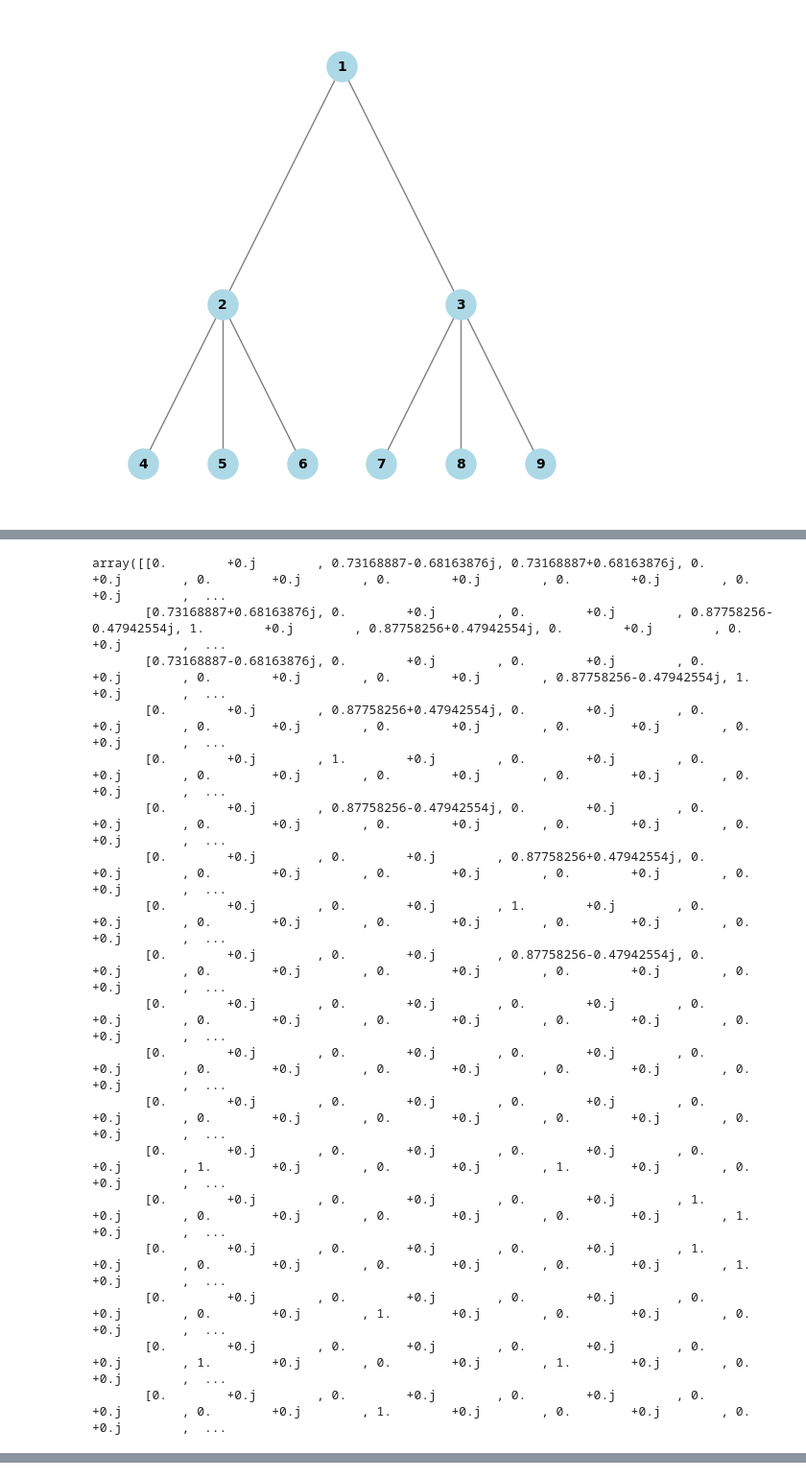
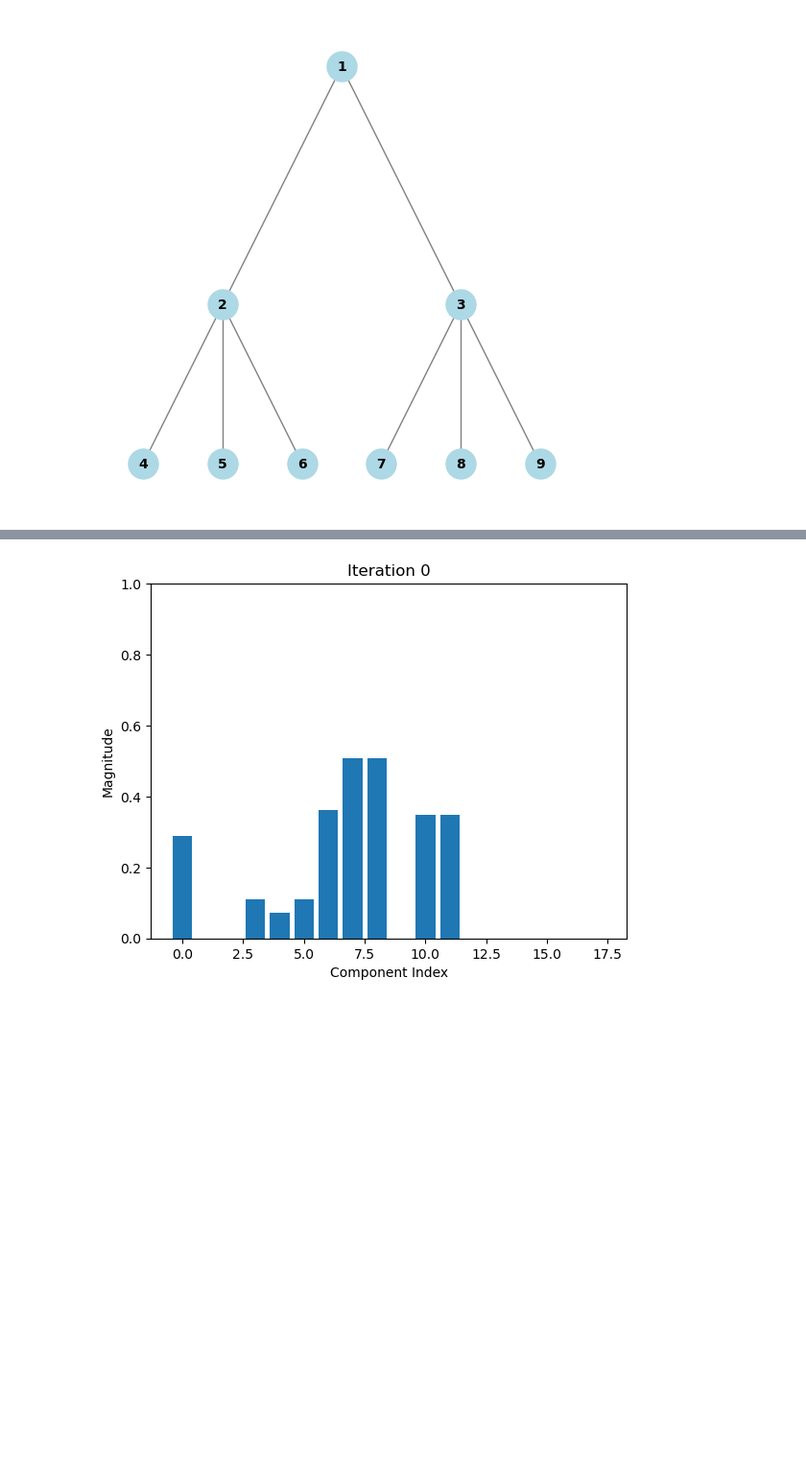
Before and after one commit to cgs2155/RandomCycles, a Jupyter notebook: proto.ipynb, the cells around one changed output, grey strips where cells are left out. Shown: that part at 96% size. Saved outputs shown, nothing was run; the diff lists cells and outputs as text; code cells hidden in the pictures; blank space fills up the shorter version.

```diff
--- a/proto.ipynb
+++ b/proto.ipynb
@@ -62,21 +85,3 @@ rand.construct_fluxed()
-# %%
-rand.weighted_adj(1)
-# %% [output]
-array([[0.        +0.j        , 0.73168887-0.68163876j, 0.73168887+0.68163876j, 0.        +0.j        , 0.        +0.j        , 0.        +0.j        , 0.        +0.j        , 0.        +0.j        ,  ...
-       [0.73168887+0.68163876j, 0.        +0.j        , 0.        +0.j        , 0.87758256-0.47942554j, 1.        +0.j        , 0.87758256+0.47942554j, 0.        +0.j        , 0.        +0.j        ,  ...
-       [0.73168887-0.68163876j, 0.        +0.j        , 0.        +0.j        , 0.        +0.j        , 0.        +0.j        , 0.        +0.j        , 0.87758256-0.47942554j, 1.        +0.j        ,  ...
-       [0.        +0.j        , 0.87758256+0.47942554j, 0.        +0.j        , 0.        +0.j        , 0.        +0.j        , 0.        +0.j        , 0.        +0.j        , 0.        +0.j        ,  ...
-       [0.        +0.j        , 1.        +0.j        , 0.        +0.j        , 0.        +0.j        , 0.        +0.j        , 0.        +0.j        , 0.        +0.j        , 0.        +0.j        ,  ...
-       [0.        +0.j        , 0.87758256-0.47942554j, 0.        +0.j        , 0.        +0.j        , 0.        +0.j        , 0.        +0.j        , 0.        +0.j        , 0.        +0.j        ,  ...
-       [0.        +0.j        , 0.        +0.j        , 0.87758256+0.47942554j, 0.        +0.j        , 0.        +0.j        , 0.        +0.j        , 0.        +0.j        , 0.        +0.j        ,  ...
-       [0.        +0.j        , 0.        +0.j        , 1.        +0.j        , 0.        +0.j        , 0.        +0.j        , 0.        +0.j        , 0.        +0.j        , 0.        +0.j        ,  ...
-       [0.        +0.j        , 0.        +0.j        , 0.87758256-0.47942554j, 0.        +0.j        , 0.        +0.j        , 0.        +0.j        , 0.        +0.j        , 0.        +0.j        ,  ...
-       [0.        +0.j        , 0.        +0.j        , 0.        +0.j        , 0.        +0.j        , 0.        +0.j        , 0.        +0.j        , 0.        +0.j        , 0.        +0.j        ,  ...
-       [0.        +0.j        , 0.        +0.j        , 0.        +0.j        , 0.        +0.j        , 0.        +0.j        , 0.        +0.j        , 0.        +0.j        , 0.        +0.j        ,  ...
-       [0.        +0.j        , 0.        +0.j        , 0.        +0.j        , 0.        +0.j        , 0.        +0.j        , 0.        +0.j        , 0.        +0.j        , 0.        +0.j        ,  ...
-       [0.        +0.j        , 0.        +0.j        , 0.        +0.j        , 0.        +0.j        , 1.        +0.j        , 0.        +0.j        , 1.        +0.j        , 0.        +0.j        ,  ...
-       [0.        +0.j        , 0.        +0.j        , 0.        +0.j        , 1.        +0.j        , 0.        +0.j        , 0.        +0.j        , 0.        +0.j        , 1.        +0.j        ,  ...
-       [0.        +0.j        , 0.        +0.j        , 0.        +0.j        , 1.        +0.j        , 0.        +0.j        , 0.        +0.j        , 0.        +0.j        , 1.        +0.j        ,  ...
-       [0.        +0.j        , 0.        +0.j        , 0.        +0.j        , 0.        +0.j        , 0.        +0.j        , 1.        +0.j        , 0.        +0.j        , 0.        +0.j        ,  ...
-       [0.        +0.j        , 0.        +0.j        , 0.        +0.j        , 0.        +0.j        , 1.        +0.j        , 0.        +0.j        , 1.        +0.j        , 0.        +0.j        ,  ...
-       [0.        +0.j        , 0.        +0.j        , 0.        +0.j        , 0.        +0.j        , 0.        +0.j        , 1.        +0.j        , 0.        +0.j        , 0.        +0.j        ,  ...
+# %%
+bare_hamiltonian = rand.adj
+fluxed_hamiltonian = rand.weighted_adj(np.pi)
@@ -82,0 +90,45 @@ array([[0.        +0.j        , 0.73168887-0.68163876j, 0.73168887+0.68163876j,
+# %%
+import numpy as np
+import matplotlib.pyplot as plt
+import matplotlib.animation as animation
+
+from IPython.display import HTML
+
+# Define your matrix and initial vector.
+A = fluxed_hamiltonian
+v = e_n(0, np.shape(bare_hamiltonian)[0])
+
+# Number of iterations for the animation.
+num_iterations = 10
+
+# Initialize the current vector.
+current_vector = v.copy()
+
+# Set up the figure and axis.
+fig, ax = plt.subplots()
+n_components = len(current_vector)
+
+# Create a bar plot to represent the magnitude of each component.
+bars = ax.bar(np.arange(n_components), np.abs(current_vector), align='center')
+ax.set_xlabel("Component Index")
+ax.set_ylabel("Magnitude")
+ax.set_title("Iteration 0")
+ax.set_ylim(0,1)
+
+def update(frame):
+    global current_vector
+    # Apply the matrix to update the vector.
+    current_vector = A @ current_vector
+    norm = np.linalg.norm(current_vector)
+    magnitudes = np.abs(current_vector)/norm
+    # Update the heights of the bars.
+    for bar, height in zip(bars, magnitudes):
+        bar.set_height(height)
+    ax.set_title(f"Iteration {frame}")
+    return bars
+
+# Assign the animation object to a variable that persists.
+anim = animation.FuncAnimation(fig, update, frames=num_iterations, interval=1000, blit=False)
+
+HTML(anim.to_html5_video())
+# %% [output]
@@ -82,0 +136 @@ array([[0.        +0.j        , 0.73168887-0.68163876j, 0.73168887+0.68163876j,
+[figure, added]
```
Also changed, not shown: parts of 18 cells of this notebook, 2 other files.
